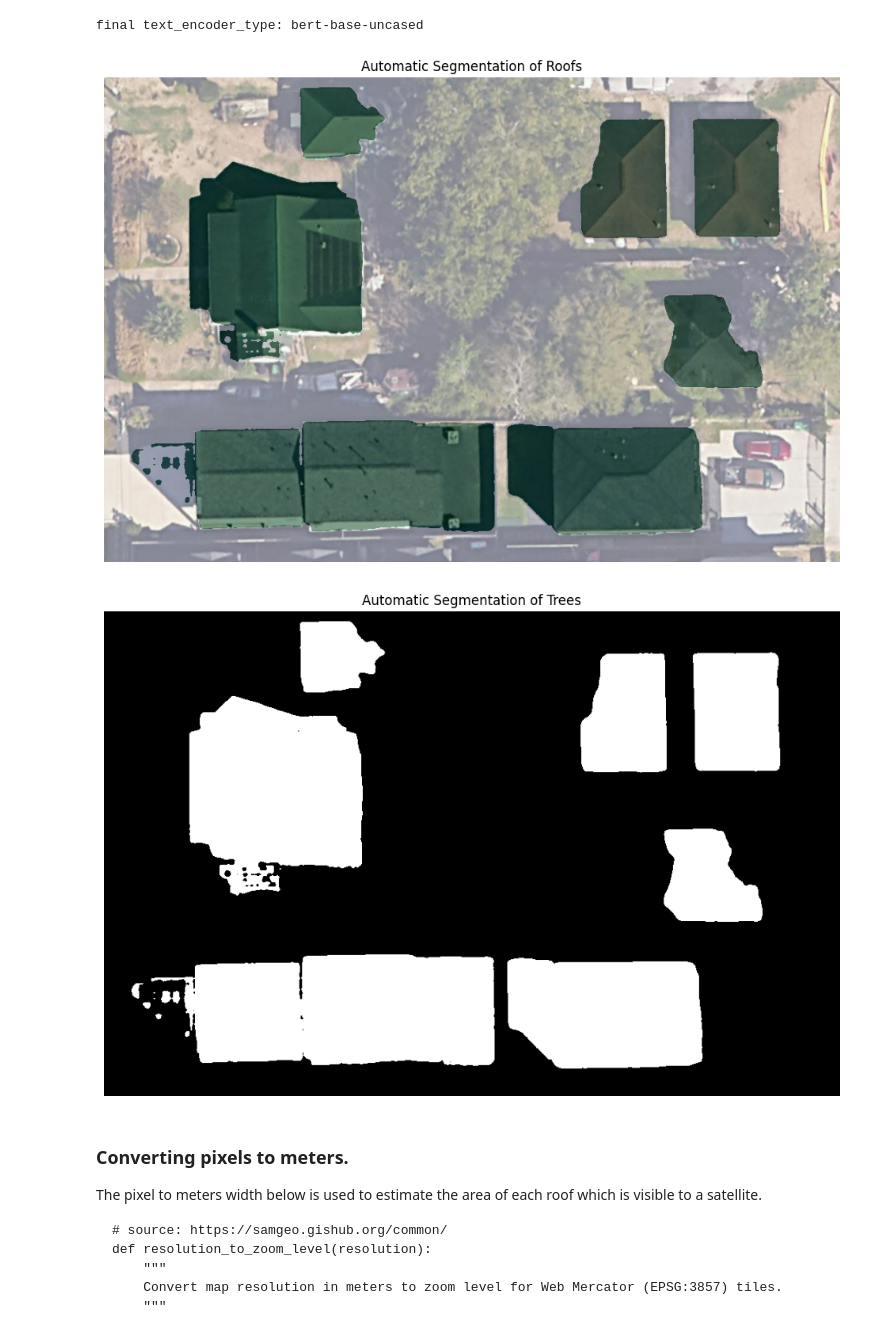
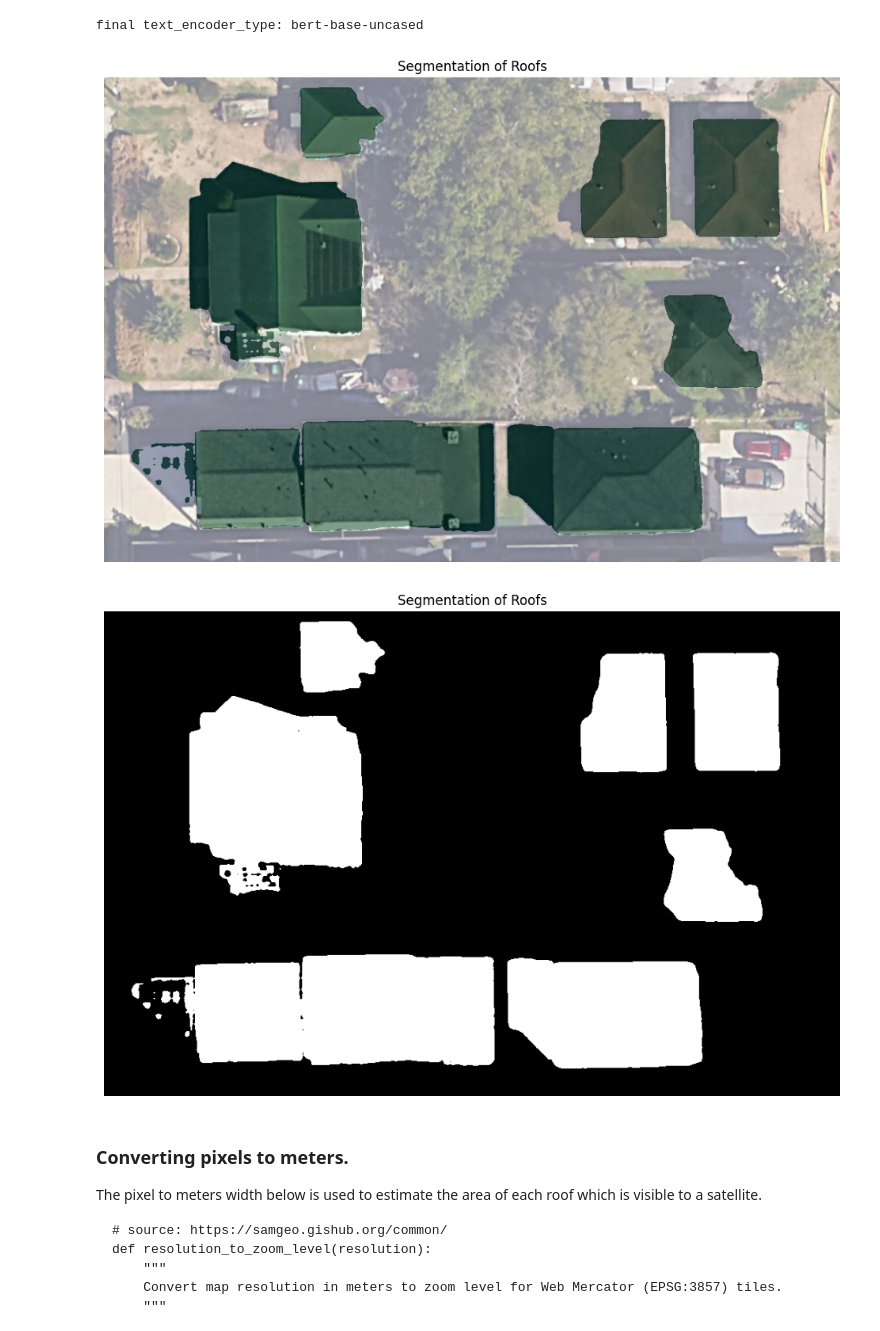
Before and after one commit to saintograph/solar-panels-fit, a Jupyter notebook: solar-panels-on-roof-estimates.ipynb, the cells around one changed output. Cells and saved outputs as stored; diff of their text form; code cells hidden in the pictures.

```diff
--- a/solar-panels-on-roof-estimates.ipynb
+++ b/solar-panels-on-roof-estimates.ipynb
@@ -105,13 +105,13 @@ sam.predict(image, text_prompt, box_threshold=0.24, text_threshold=0.24)
 # %%
 sam.show_anns(
     cmap="Greens",
     add_boxes=False,
     alpha=0.5,
-    title="Automatic Segmentation of Roofs",
+    title="Segmentation of Roofs",
     output="roofs.tif",
 )
 # %% [output]
-[figure, old version]
+[figure, new version]
 # %%
 sam.raster_to_vector("roofs.tif", "roofs.shp")
 # %%
@@ -119,12 +119,12 @@ sam.show_anns(
     cmap="Greys_r",
     add_boxes=False,
     alpha=1,
-    title="Automatic Segmentation of Trees",
+    title="Segmentation of Roofs",
     blend=False,
     output="g-roofs.tif",
 )
 # %% [output]
-[figure, old version]
+[figure, new version]
 # %% [markdown]
 ### Converting pixels to meters.
 
```
Also changed, not shown: 2 other files.
